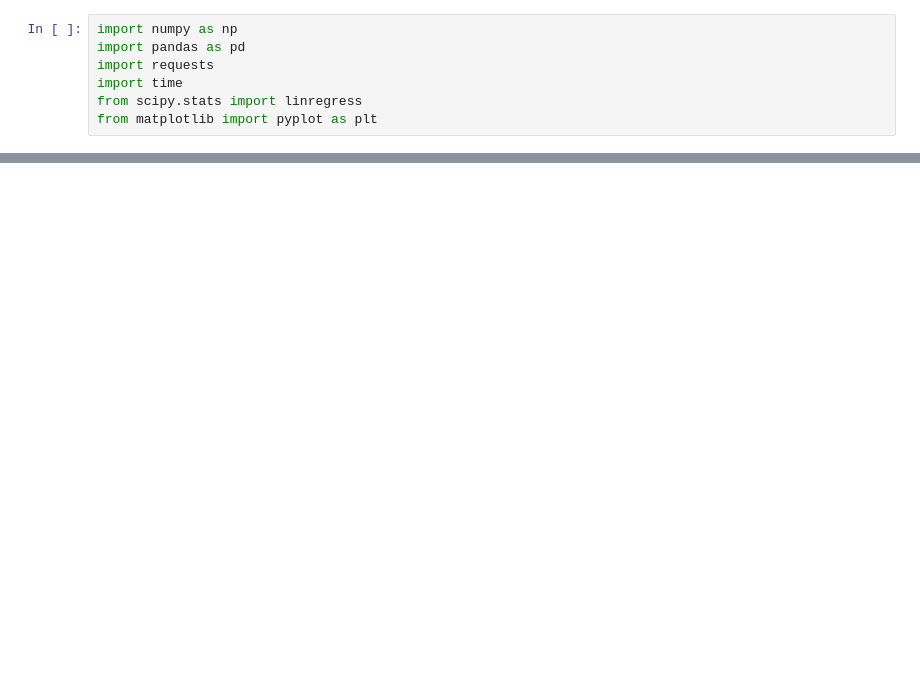
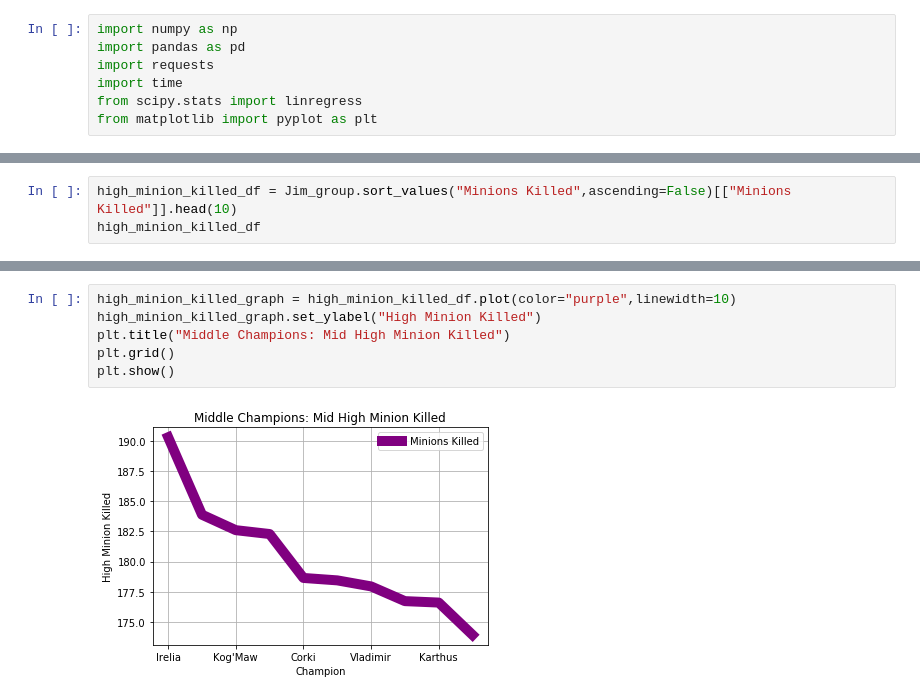
Before and after one commit to CodeReber/lol_champions, a Jupyter notebook: Jim.ipynb, the cells around one changed output, grey strips where cells are left out. Saved outputs shown, nothing was run; the diff lists cells and outputs as text; blank space fills up the shorter version.

```diff
--- a/Jim.ipynb
+++ b/Jim.ipynb
@@ -58,0 +136,3 @@ battle_data.plot(kind="bar", facecolor="red")
+# %%
+high_minion_killed_df = Jim_group.sort_values("Minions Killed",ascending=False)[["Minions Killed"]].head(10)
+high_minion_killed_df
@@ -58,0 +152,8 @@ battle_data.plot(kind="bar", facecolor="red")
+# %%
+high_minion_killed_graph = high_minion_killed_df.plot(color="purple",linewidth=10)
+high_minion_killed_graph.set_ylabel("High Minion Killed")
+plt.title("Middle Champions: Mid High Minion Killed")
+plt.grid()
+plt.show()
+# %% [output]
+[figure, added]
```
Also changed, not shown: parts of 17 cells of this notebook, 2 other files.
